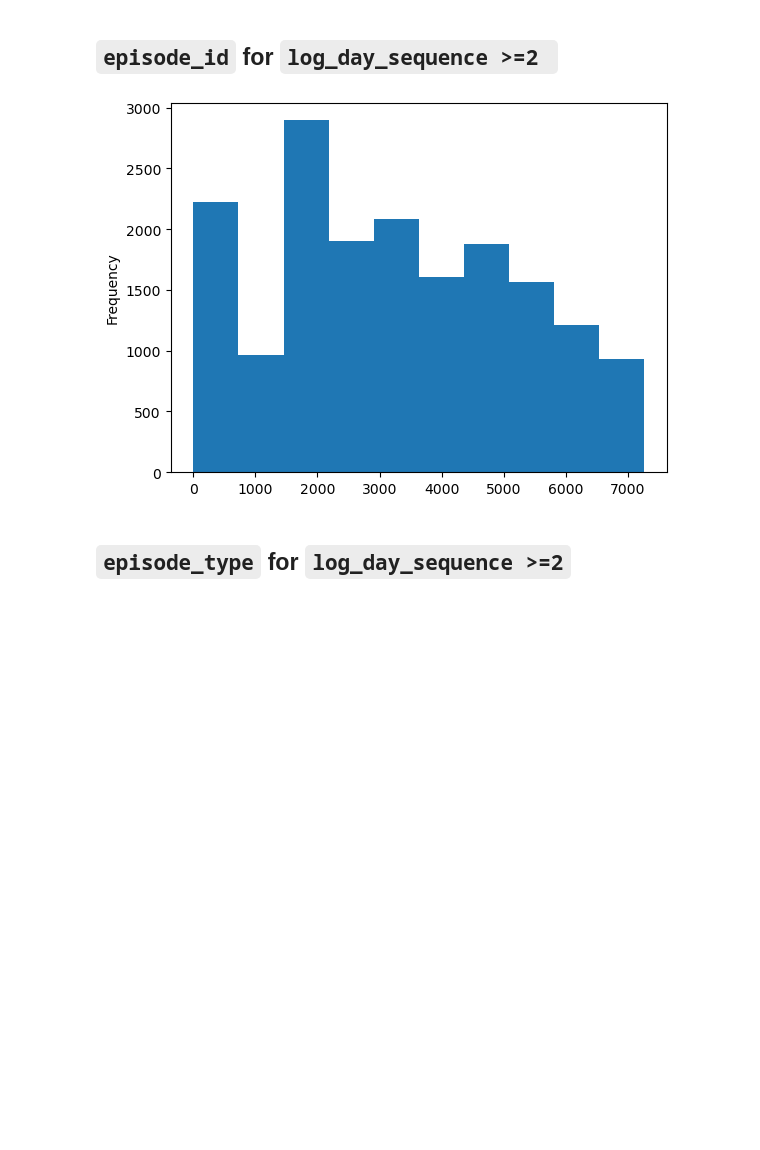
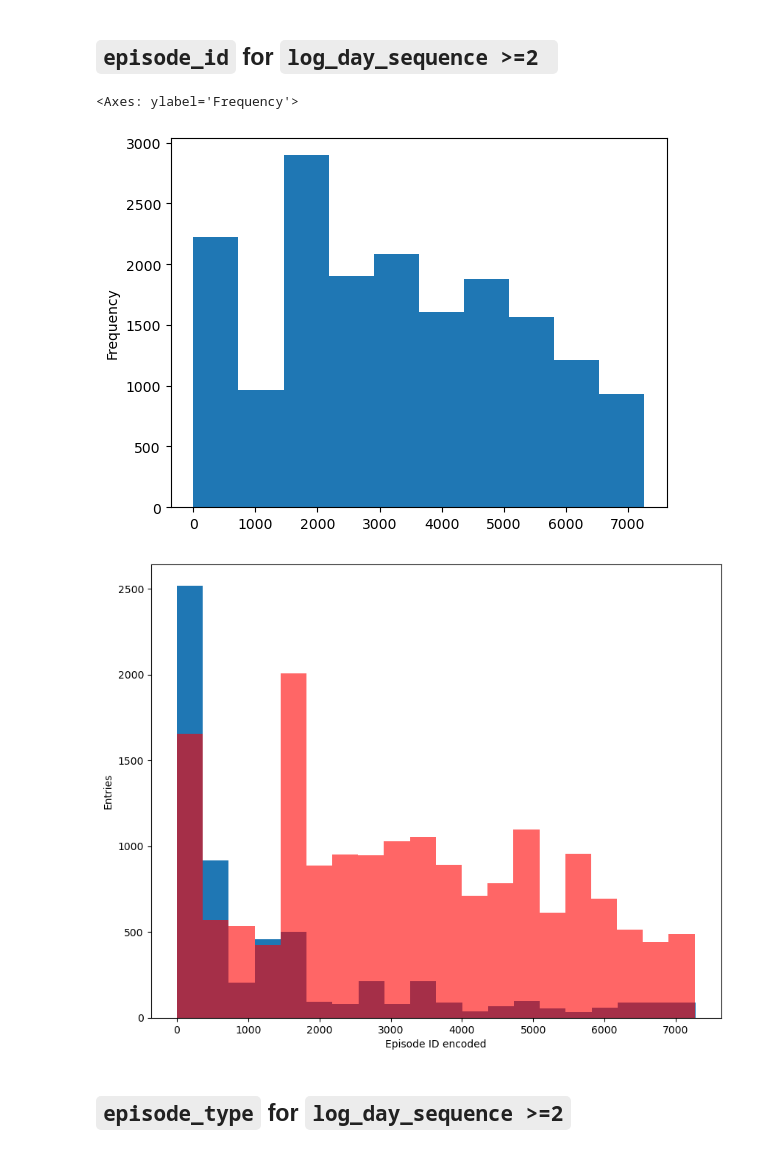
Before and after one commit to tczank/myUnext, a Jupyter notebook: analysis.ipynb, the cells around one changed output. Cells and saved outputs as stored; diff of their text form; code cells hidden in the pictures; blank space fills up the shorter version.

```diff
--- a/analysis.ipynb
+++ b/analysis.ipynb
@@ -202,18 +202,22 @@ plt.show()
 ## `episode_id` for `log_day_sequence >=2 `
 # %%
 logDay2g['episode_id'].plot(kind='hist')
-
-plt.show()
-plt.figure(figsize = (10,6))
-plt.hist(logDay1['episode_type'], bins = 5)
-plt.hist(logDay2g['episode_type'], bins = 5, color = 'red', alpha = 0.6)
-
-plt.xlabel('Episode Type encoded')
-plt.ylabel('Volume')
-
-plt.show()
 # %% [output]
+<Axes: ylabel='Frequency'>
 [figure]
+# %%
+plt.figure(figsize=(10,8))
+
+
+plt.hist(logDay1['episode_id'], bins = 20)
+plt.hist(logDay2g['episode_id'], bins = 20, color='red', alpha=0.6)
+
+plt.xlabel('Episode ID encoded')
+plt.ylabel('Entries')
+
+plt.show()
+# %% [output]
+[figure, added]
 # %% [markdown]
 ## `episode_type` for `log_day_sequence >=2`
 # %%
```
Also changed, not shown: 3 other files.
